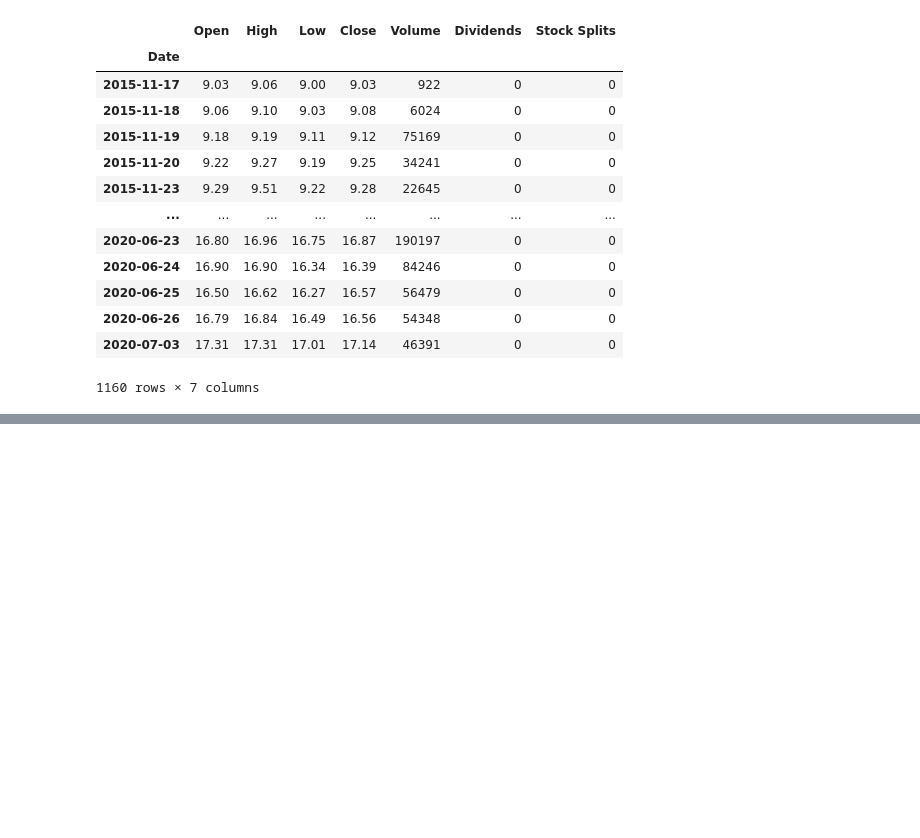
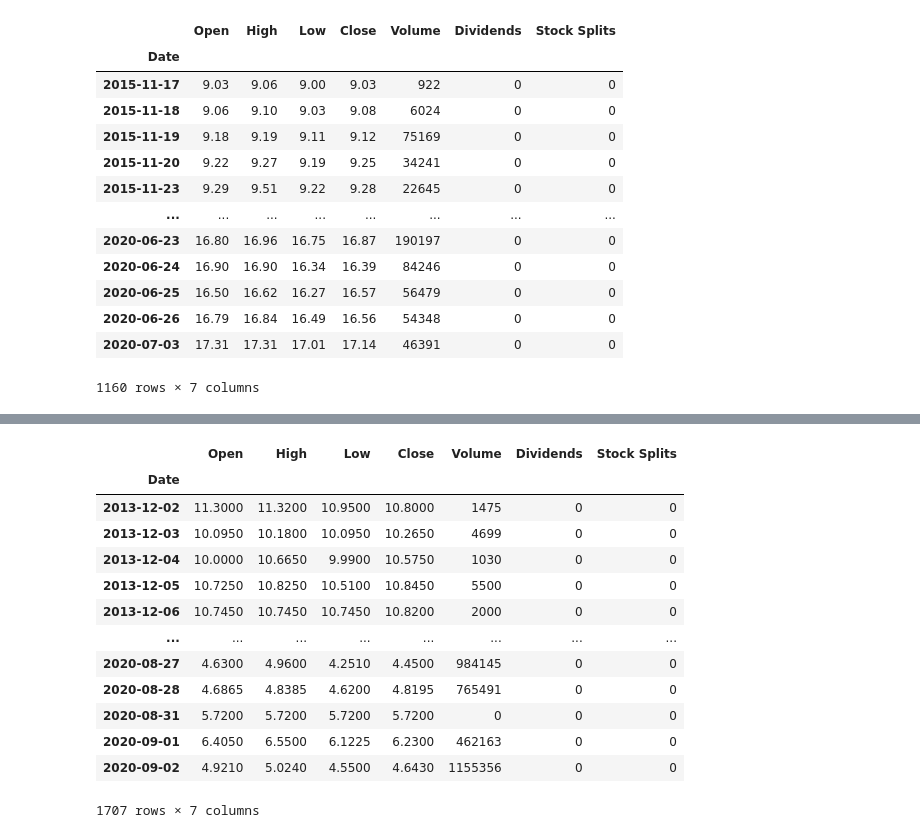
Before and after one commit to antoiovi/jupythernotebooks, a Jupyter notebook: Finanza/pandas_datareader_example_01.ipynb, the cells around one changed output, grey strips where cells are left out. Saved outputs shown, nothing was run; the diff lists cells and outputs as text; code cells hidden in the pictures; blank space fills up the shorter version.

```diff
--- a/Finanza/pandas_datareader_example_01.ipynb
+++ b/Finanza/pandas_datareader_example_01.ipynb
@@ -179,0 +184,17 @@ Credito 17.01,  Guadagno 0.74 Prezzo medio : 11.77 Perc. 6.29
+# %%
+SIL3
+# %% [output]
+|  | Open | High | Low | Close | Volume | Dividends | Stock Splits |
+| Date |  |  |  |  |  |  |  |
+| 2013-12-02 | 11.3000 | 11.3200 | 10.9500 | 10.8000 | 1475 | 0 | 0 |
+| 2013-12-03 | 10.0950 | 10.1800 | 10.0950 | 10.2650 | 4699 | 0 | 0 |
+| 2013-12-04 | 10.0000 | 10.6650 | 9.9900 | 10.5750 | 1030 | 0 | 0 |
+| 2013-12-05 | 10.7250 | 10.8250 | 10.5100 | 10.8450 | 5500 | 0 | 0 |
+| 2013-12-06 | 10.7450 | 10.7450 | 10.7450 | 10.8200 | 2000 | 0 | 0 |
+| ... | ... | ... | ... | ... | ... | ... | ... |
+| 2020-08-27 | 4.6300 | 4.9600 | 4.2510 | 4.4500 | 984145 | 0 | 0 |
+| 2020-08-28 | 4.6865 | 4.8385 | 4.6200 | 4.8195 | 765491 | 0 | 0 |
+| 2020-08-31 | 5.7200 | 5.7200 | 5.7200 | 5.7200 | 0 | 0 | 0 |
+| 2020-09-01 | 6.4050 | 6.5500 | 6.1225 | 6.2300 | 462163 | 0 | 0 |
+| 2020-09-02 | 4.9210 | 5.0240 | 4.5500 | 4.6430 | 1155356 | 0 | 0 |
+1707 rows × 7 columns
```
Also changed, not shown: parts of 8 cells of this notebook, 4 other files.
